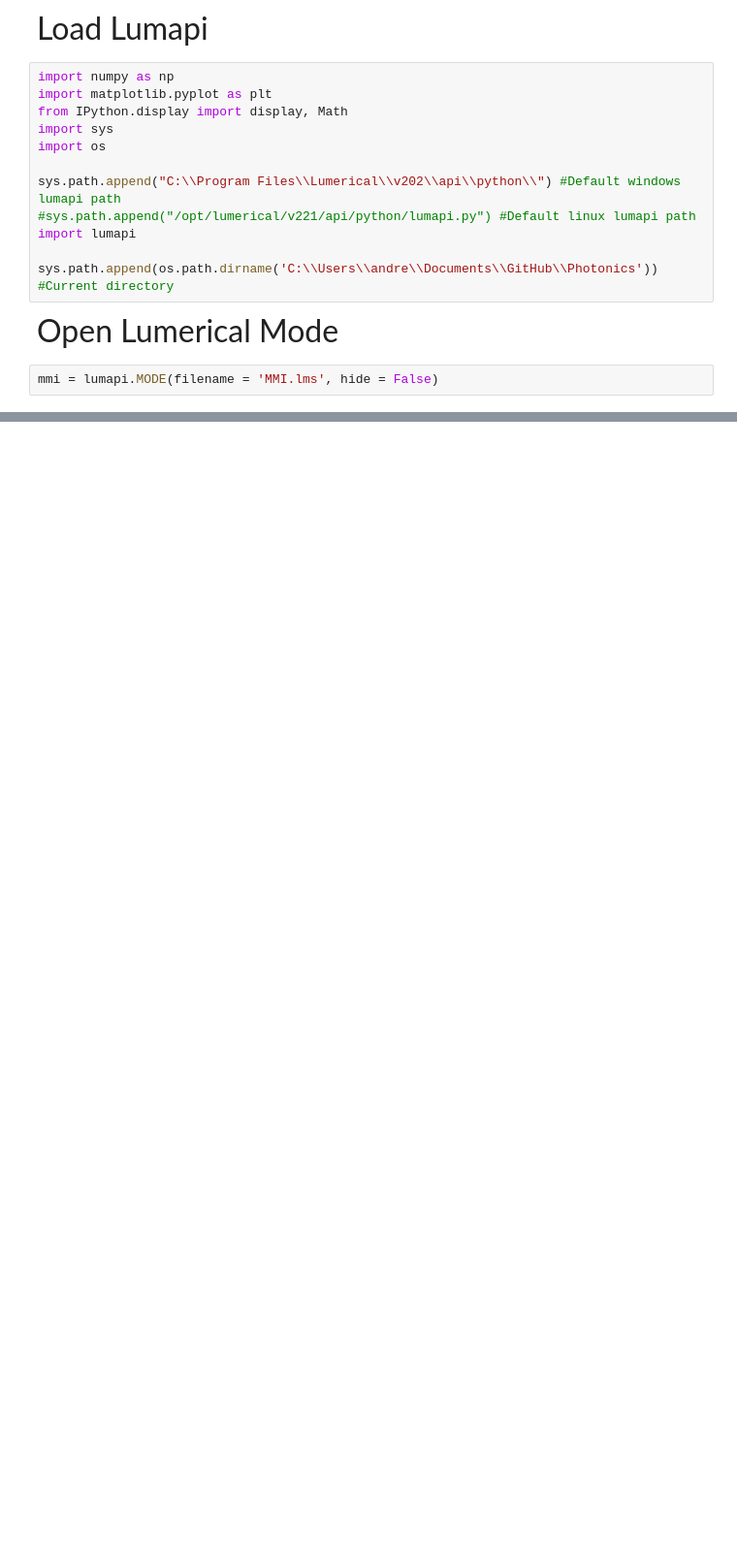
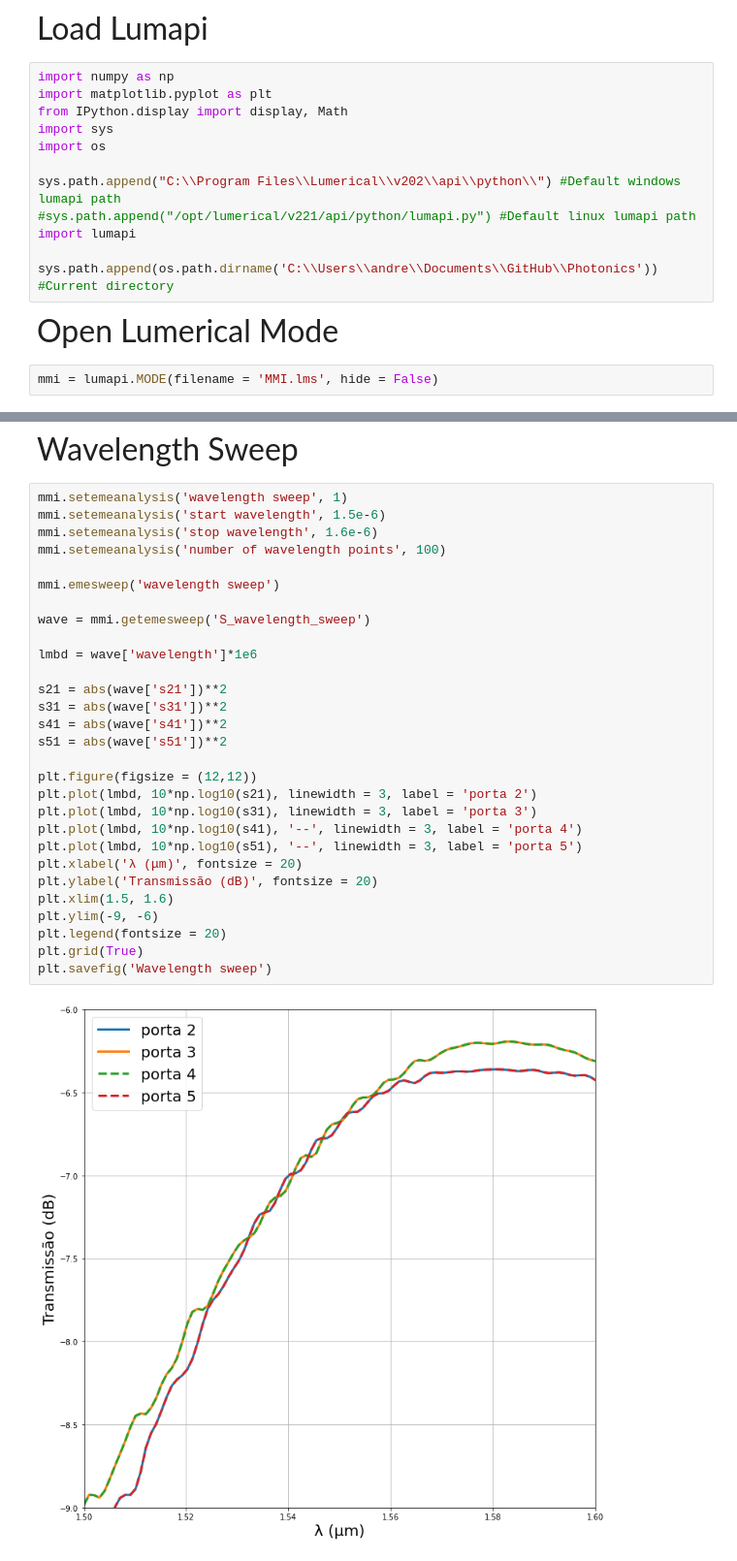
Before and after one commit to AndreyPaiva/Photonics, a Jupyter notebook: MMI.ipynb, the cells around one changed output, grey strips where cells are left out. Shown: that part at 97% size. Drawn from its saved outputs; the diff is of its cells as text; blank space fills up the shorter version.

```diff
--- a/MMI.ipynb
+++ b/MMI.ipynb
@@ -83,0 +266,33 @@ for i in range (4):
+# %% [markdown]
+<font size = 6>Wavelength Sweep
+# %%
+mmi.setemeanalysis('wavelength sweep', 1)
+mmi.setemeanalysis('start wavelength', 1.5e-6)
+mmi.setemeanalysis('stop wavelength', 1.6e-6)
+mmi.setemeanalysis('number of wavelength points', 100)
+
+mmi.emesweep('wavelength sweep')
+
+wave = mmi.getemesweep('S_wavelength_sweep')
+
+lmbd = wave['wavelength']*1e6
+
+s21 = abs(wave['s21'])**2
+s31 = abs(wave['s31'])**2
+s41 = abs(wave['s41'])**2
+s51 = abs(wave['s51'])**2
+
+plt.figure(figsize = (12,12))
+plt.plot(lmbd, 10*np.log10(s21), linewidth = 3, label = 'porta 2')
+plt.plot(lmbd, 10*np.log10(s31), linewidth = 3, label = 'porta 3')
+plt.plot(lmbd, 10*np.log10(s41), '--', linewidth = 3, label = 'porta 4')
+plt.plot(lmbd, 10*np.log10(s51), '--', linewidth = 3, label = 'porta 5')
+plt.xlabel('λ (μm)', fontsize = 20)
+plt.ylabel('Transmissão (dB)', fontsize = 20)
+plt.xlim(1.5, 1.6)
+plt.ylim(-9, -6)
+plt.legend(fontsize = 20)
+plt.grid(True)
+plt.savefig('Wavelength sweep')
+# %% [output]
+[figure, added]
```
Also changed, not shown: parts of 18 cells of this notebook, 10 other files.
